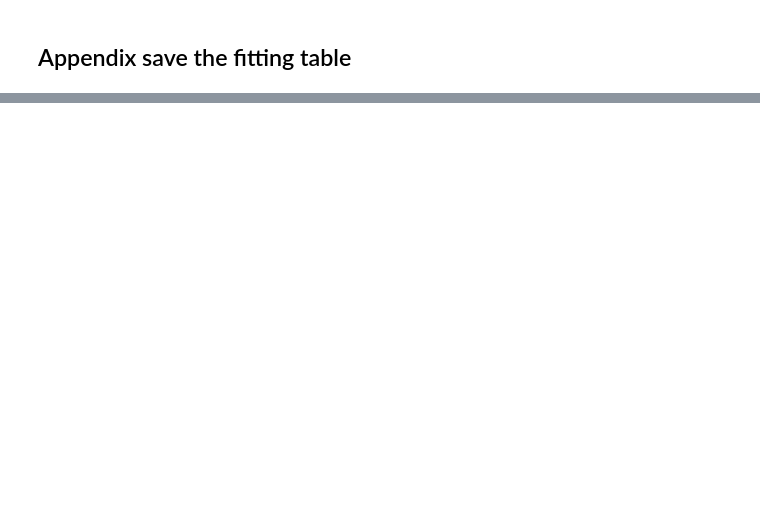
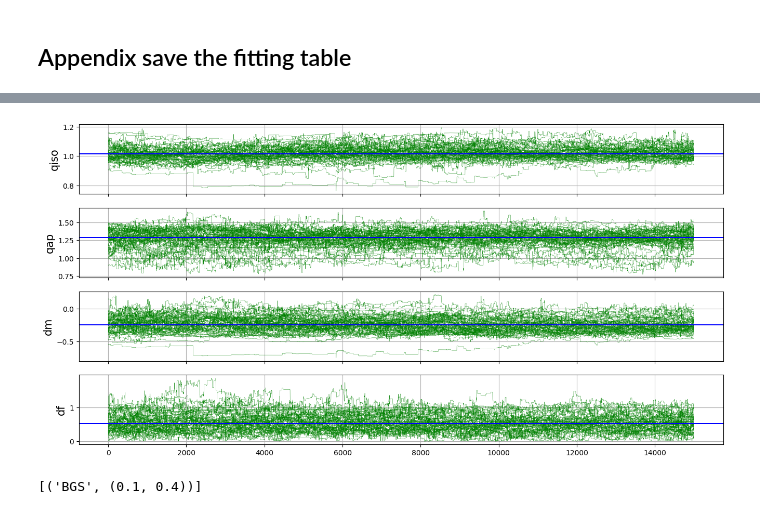
Before and after one commit to ShengyuHE/desi_y3_blinded_data_splits, a Jupyter notebook: main/notebooks/plot_mcmc.ipynb, the cells around one changed output, grey strips where cells are left out. Drawn from its saved outputs; the diff is of its cells as text; code cells hidden in the pictures; blank space fills up the shorter version.

```diff
--- a/main/notebooks/plot_mcmc.ipynb
+++ b/main/notebooks/plot_mcmc.ipynb
@@ -168,6 +158,6 @@ chi2      GCcomb          57.34          56.35          61.04          72.41
 # %%
 import pandas as pd
-df = pd.read_csv(SAVE_DIR + f"/tables/table_{fit}fit_values.csv")
+df = pd.read_csv(SAVE_DIR + f"/tables/table_{fit}{option}fit_values.csv")
 
 # Clean region labels just in case: strip spaces, newlines, etc.
 df["region"] = df["region"].astype(str).str.strip()
@@ -416,7 +406,7 @@ for param, param_label in zip(mcmc_args['params'], mcmc_args['params_label']):
             mean = chain.mean(params=param)
             q05, q95 = chain.quantile(params=param)  # 5% and 95%
             data_args = {'tracer':tracer, 'zrange':zrange, 'region':region, 'weight_type':'default_fkp'}
-            emulator_fn = RESULT_DIR+ f'/emulator/emulator_{task}_{tracer}_z{zrange[0]:.1f}-{zrange[1]:.1f}_{region}_{weight_type}_k{kmin}-{kmax}.npy'
+            emulator_fn = RESULT_DIR+ f'/emulator/emulator_{task}_{tracer}_z{zrange[0]:.1f}-{zrange[1]:.1f}_{region}_{weight_type}_k{kmin}-{kmax}{option}.npy'
             fit_args = {"corr_type": 'pk',  "bins_type": 'y3_blinding', "cov_type":None, 'emulator_fn':emulator_fn}
             (likelihood, observable, theory) = get_observable_likelihood(task, data_args, fit_args)
             chain0 = all_chains[f'{tracer}_{zrange}_{region}']
@@ -431,4 +421,4 @@ for param, param_label in zip(mcmc_args['params'], mcmc_args['params_label']):
 df = pd.DataFrame(rows)
 
 df
-df.to_csv(f"../results/tables/table_{fit}fit_values.csv", index=False)
+df.to_csv(f"../results/tables/table_{fit}{option}fit_values.csv", index=False)
@@ -434,0 +490,12 @@ df.to_csv(f"../results/tables/table_{fit}fit_values.csv", index=False)
+# %%
+option = '_wide_sp_prior'
+dir = '/global/cfs/projectdirs/desi/mocks/cai/mock-challenge-cutsky-dr2/blinded_data/dr2-v2/data_splits/test'
+chain_fn = dir +f'/full-shape/mcmc/chain_{fit}fit_LCDM_vel_{tracer}_z{zrange[0]:.1f}-{zrange[1]:.1f}_SGC_default_fkp{option}.npy'
+chain = Chain.load(chain_fn).remove_burnin(remove_burnin)
+plot_mcmc_walkers(chain, params = mcmc_args['params'], nwalkers=64)
+# %% [output]
+[figure, added]
+# %%
+TRACER_BINS[:1]
+# %% [output]
+[('BGS', (0.1, 0.4))]
```
Also changed, not shown: parts of 9 cells of this notebook, 15 other files.
